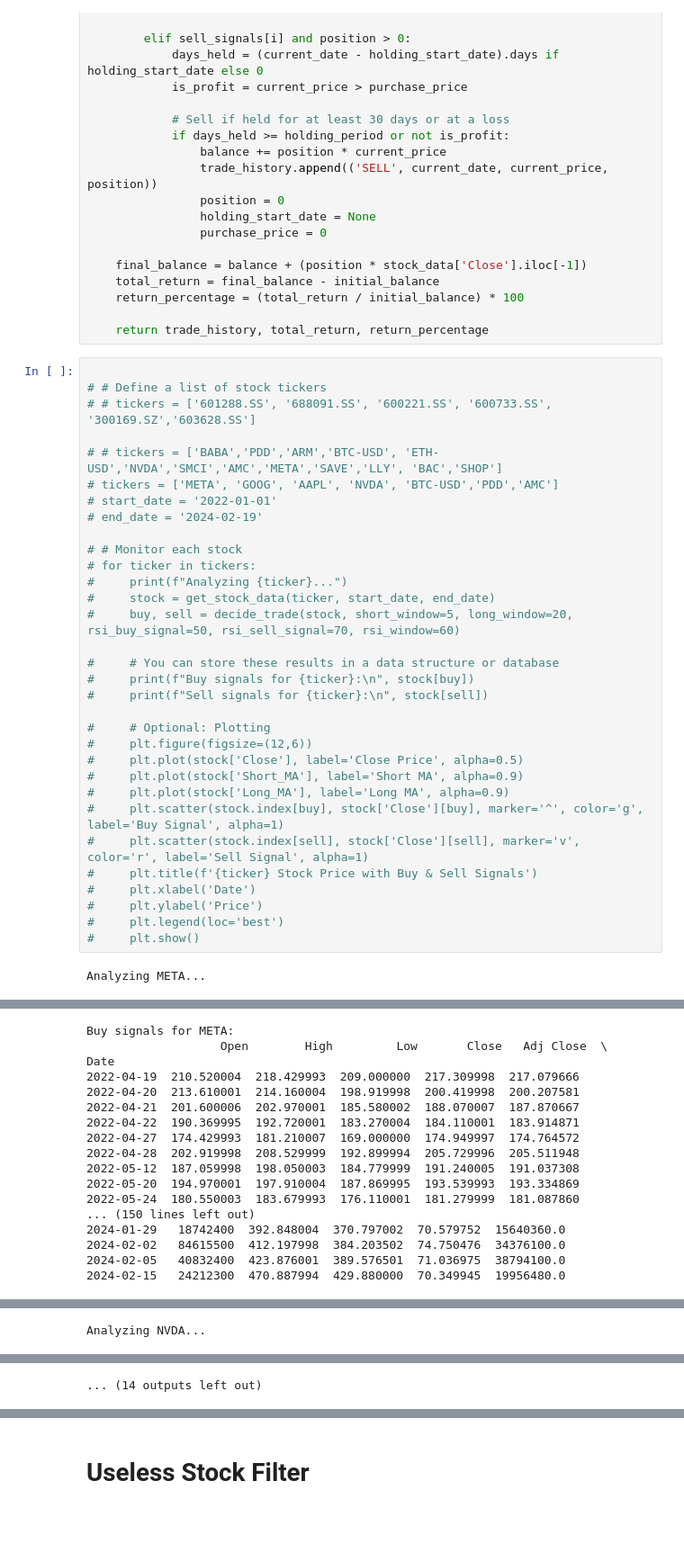
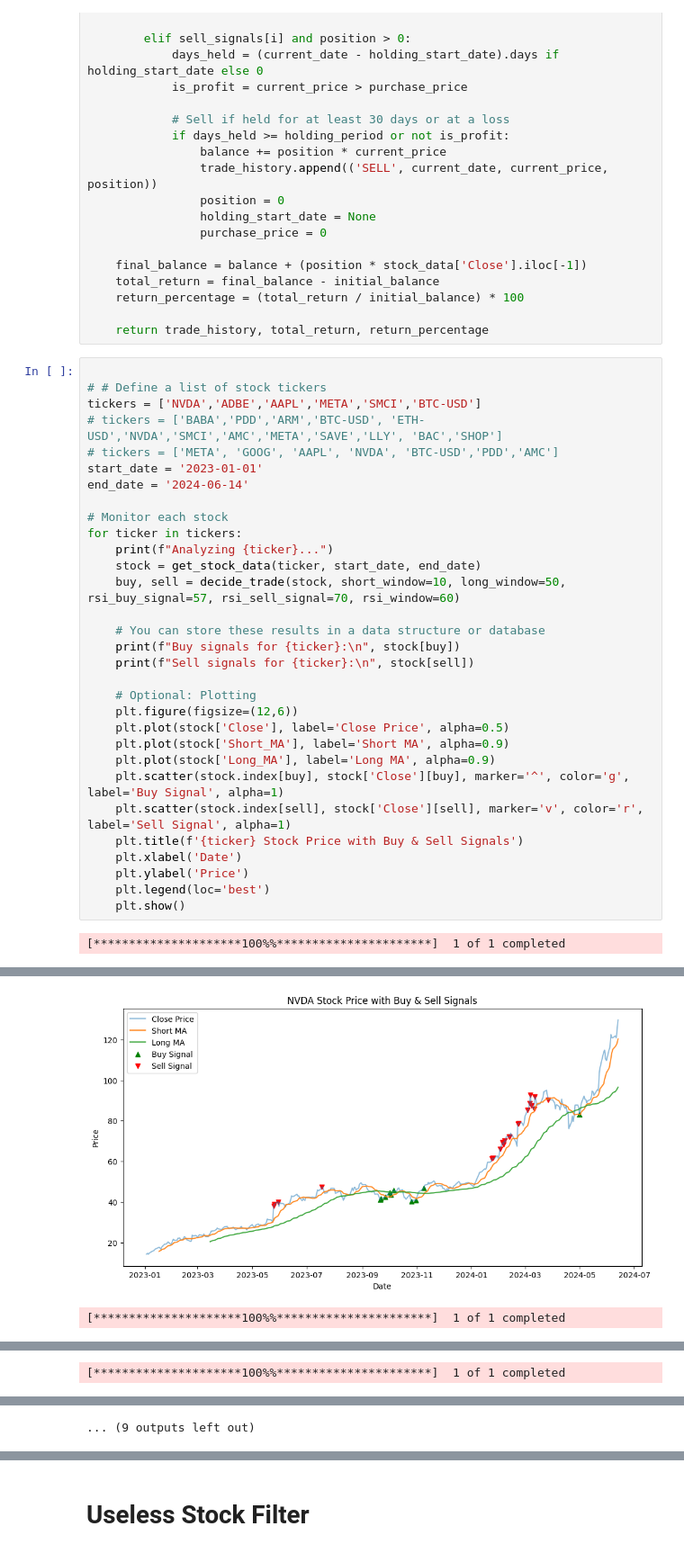
Before and after one commit to zhijiezh/stock-daily-check, a Jupyter notebook: test.ipynb, the cells around one changed output, grey strips where cells are left out. Shown at 90% size. Cells and saved outputs as stored; diff of their text form; blank space fills up the shorter version.

```diff
--- a/test.ipynb
+++ b/test.ipynb
@@ -128,34 +128,33 @@ def backtest_strategy(stock_data, buy_signals, sell_signals, holding_period=30,
 # %%
 
 # # Define a list of stock tickers
-# # tickers = ['601288.SS', '688091.SS', '600221.SS', '600733.SS', '300169.SZ','603628.SS']
+tickers = ['NVDA','ADBE','AAPL','META','SMCI','BTC-USD']
+# tickers = ['BABA','PDD','ARM','BTC-USD', 'ETH-USD','NVDA','SMCI','AMC','META','SAVE','LLY', 'BAC','SHOP']
+# tickers = ['META', 'GOOG', 'AAPL', 'NVDA', 'BTC-USD','PDD','AMC']
+start_date = '2023-01-01'
+end_date = '2024-06-14'
 
-# # tickers = ['BABA','PDD','ARM','BTC-USD', 'ETH-USD','NVDA','SMCI','AMC','META','SAVE','LLY', 'BAC','SHOP']
-# tickers = ['META', 'GOOG', 'AAPL', 'NVDA', 'BTC-USD','PDD','AMC']
-# start_date = '2022-01-01'
-# end_date = '2024-02-19'
+# Monitor each stock
+for ticker in tickers:
+    print(f"Analyzing {ticker}...")
+    stock = get_stock_data(ticker, start_date, end_date)
+    buy, sell = decide_trade(stock, short_window=10, long_window=50, rsi_buy_signal=57, rsi_sell_signal=70, rsi_window=60)
 
-# # Monitor each stock
-# for ticker in tickers:
-#     print(f"Analyzing {ticker}...")
-#     stock = get_stock_data(ticker, start_date, end_date)
-#     buy, sell = decide_trade(stock, short_window=5, long_window=20, rsi_buy_signal=50, rsi_sell_signal=70, rsi_window=60)
+    # You can store these results in a data structure or database
+    print(f"Buy signals for {ticker}:\n", stock[buy])
+    print(f"Sell signals for {ticker}:\n", stock[sell])
 
-#     # You can store these results in a data structure or database
-#     print(f"Buy signals for {ticker}:\n", stock[buy])
-#     print(f"Sell signals for {ticker}:\n", stock[sell])
-
-#     # Optional: Plotting
-#     plt.figure(figsize=(12,6))
-#     plt.plot(stock['Close'], label='Close Price', alpha=0.5)
-#     plt.plot(stock['Short_MA'], label='Short MA', alpha=0.9)
-#     plt.plot(stock['Long_MA'], label='Long MA', alpha=0.9)
-#     plt.scatter(stock.index[buy], stock['Close'][buy], marker='^', color='g', label='Buy Signal', alpha=1)
-#     plt.scatter(stock.index[sell], stock['Close'][sell], marker='v', color='r', label='Sell Signal', alpha=1)
-#     plt.title(f'{ticker} Stock Price with Buy & Sell Signals')
-#     plt.xlabel('Date')
-#     plt.ylabel('Price')
-#     plt.legend(loc='best')
-#     plt.show()
+    # Optional: Plotting
+    plt.figure(figsize=(12,6))
+    plt.plot(stock['Close'], label='Close Price', alpha=0.5)
+    plt.plot(stock['Short_MA'], label='Short MA', alpha=0.9)
+    plt.plot(stock['Long_MA'], label='Long MA', alpha=0.9)
+    plt.scatter(stock.index[buy], stock['Close'][buy], marker='^', color='g', label='Buy Signal', alpha=1)
+    plt.scatter(stock.index[sell], stock['Close'][sell], marker='v', color='r', label='Sell Signal', alpha=1)
+    plt.title(f'{ticker} Stock Price with Buy & Sell Signals')
+    plt.xlabel('Date')
+    plt.ylabel('Price')
+    plt.legend(loc='best')
+    plt.show()
 # %% [output]
-Analyzing META...
+[*********************100%%**********************]  1 of 1 completed
@@ -163,17 +178,2 @@ Analyzing META...
+[figure, new version]
-Buy signals for META:
-                   Open        High         Low       Close   Adj Close  \
-Date
-2022-04-19  210.520004  218.429993  209.000000  217.309998  217.079666
-2022-04-20  213.610001  214.160004  198.919998  200.419998  200.207581
-2022-04-21  201.600006  202.970001  185.580002  188.070007  187.870667
-2022-04-22  190.369995  192.720001  183.270004  184.110001  183.914871
-2022-04-27  174.429993  181.210007  169.000000  174.949997  174.764572
-2022-04-28  202.919998  208.529999  192.899994  205.729996  205.511948
-2022-05-12  187.059998  198.050003  184.779999  191.240005  191.037308
-2022-05-20  194.970001  197.910004  187.869995  193.539993  193.334869
-2022-05-24  180.550003  183.679993  176.110001  181.279999  181.087860
-... (150 lines left out)
-2024-01-29   18742400  392.848004  370.797002  70.579752  15640360.0
-2024-02-02   84615500  412.197998  384.203502  74.750476  34376100.0
-2024-02-05   40832400  423.876001  389.576501  71.036975  38794100.0
-2024-02-15   24212300  470.887994  429.880000  70.349945  19956480.0
+[*********************100%%**********************]  1 of 1 completed
@@ -219 +218 @@ Index: []
-Analyzing NVDA...
+[*********************100%%**********************]  1 of 1 completed
@@ -221,4 +236,4 @@ Analyzing NVDA...
-... (14 outputs left out)
+... (9 outputs left out)
 # %%
 
 # # Example usage
```
Also changed, not shown: parts of 6 cells of this notebook, 1 other file.
